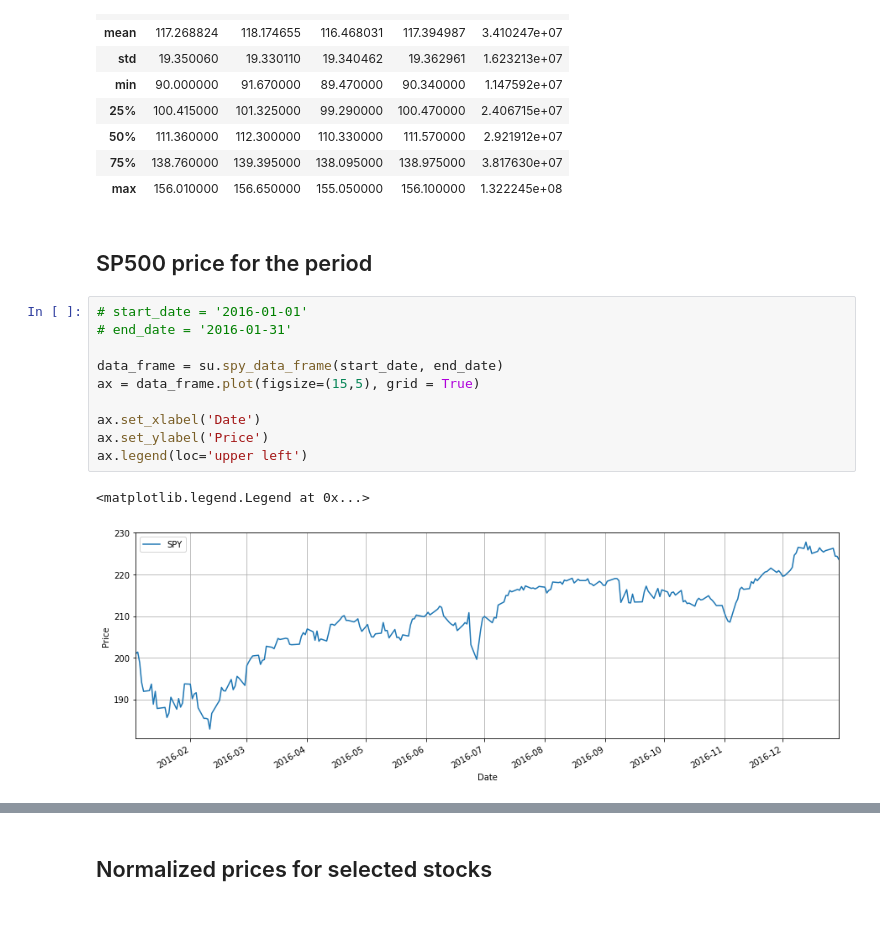
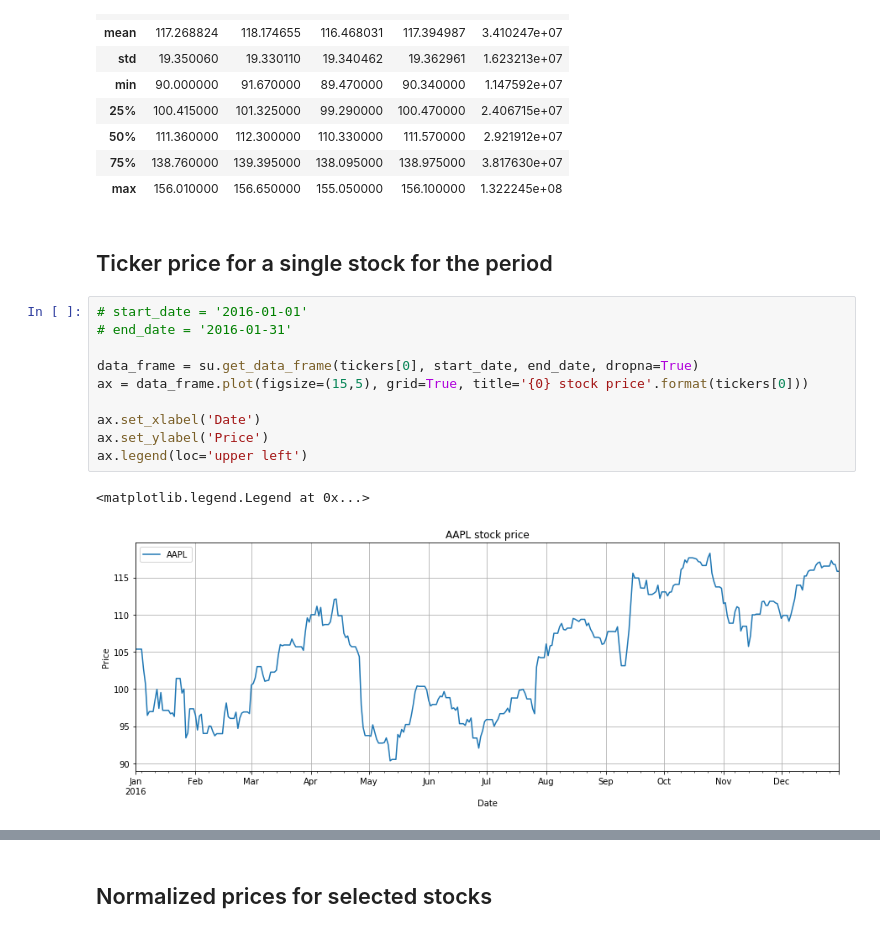
Before and after one commit to iamandicip/ml_projects, a Jupyter notebook: capstone_project/stock_market_forecast.ipynb, the cells around one changed output, grey strips where cells are left out. Drawn from its saved outputs; the diff is of its cells as text.

```diff
--- a/capstone_project/stock_market_forecast.ipynb
+++ b/capstone_project/stock_market_forecast.ipynb
@@ -49,17 +49,17 @@ data_frame.describe()
 | 75% | 138.760000 | 139.395000 | 138.095000 | 138.975000 | 3.817630e+07 |
 | max | 156.010000 | 156.650000 | 155.050000 | 156.100000 | 1.322245e+08 |
 # %% [markdown]
-## SP500 price for the period
+## Ticker price for a single stock for the period
 # %%
 # start_date = '2016-01-01'
 # end_date = '2016-01-31'
 
-data_frame = su.spy_data_frame(start_date, end_date)
-ax = data_frame.plot(figsize=(15,5), grid = True)
+data_frame = su.get_data_frame(tickers[0], start_date, end_date, dropna=True)
+ax = data_frame.plot(figsize=(15,5), grid=True, title='{0} stock price'.format(tickers[0]))
 
 ax.set_xlabel('Date')
 ax.set_ylabel('Price')
 ax.legend(loc='upper left')
 # %% [output]
 <matplotlib.legend.Legend at 0x...>
-[figure, old version]
+[figure, new version]
```
Also changed, not shown: parts of 7 cells of this notebook, 1 other file.
